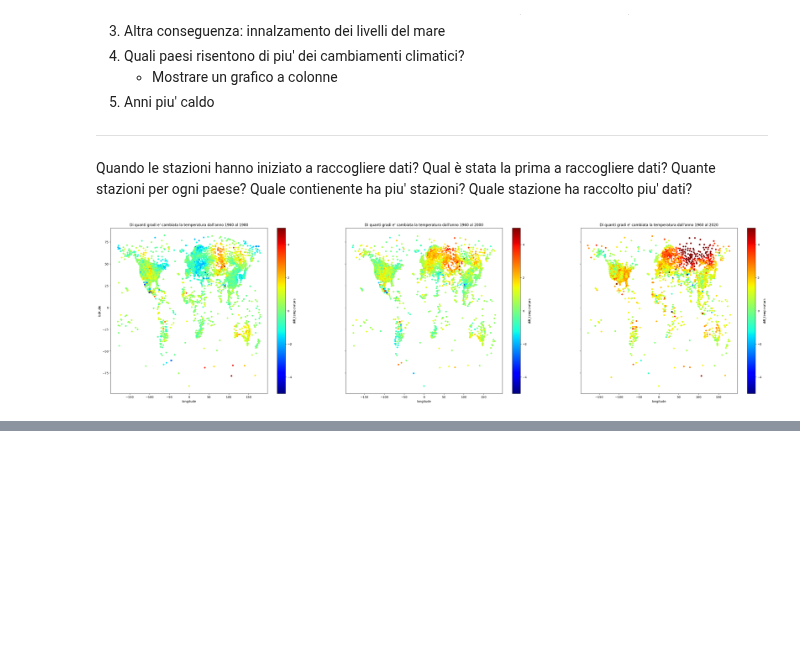
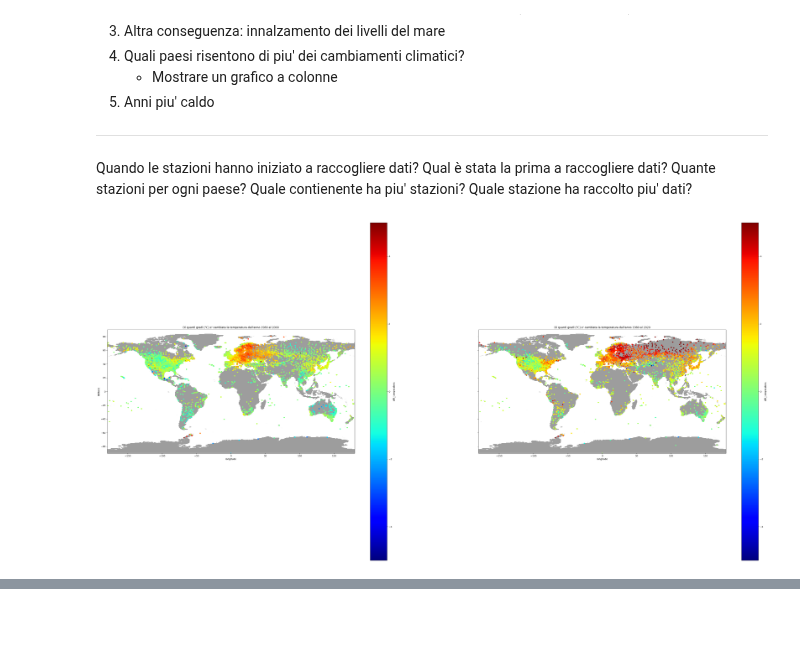
Before and after one commit to ElenaCurti/big-data, a Jupyter notebook: Attivita_03_DataAnalytics/file.ipynb, the cells around one changed output, grey strips where cells are left out. Cells and saved outputs as stored; diff of their text form; code cells hidden in the pictures; blank space fills up the shorter version.

Commit message:
attivita 3: modificato grafico 1 e altre modifiche al file jupyter

```diff
--- a/Attivita_03_DataAnalytics/file.ipynb
+++ b/Attivita_03_DataAnalytics/file.ipynb
@@ -208,37 +208,56 @@ def plot_map_difference_temperatures(list_years):
             return 'temperatura_year_'+str(year)
 
         def get_df(anno):
             """Questa funzione ritorna un DataFrame contenente le rilevazioni delle temperature dell'anno dato in input.
             Il dataframe in output ha i seguenti campi:
                 station_id, latitude, longitude -> informazioni della stazione
                 year -> anno in input
                 temperatura_year_anno -> temperatura media dell'anno 'anno' in input
             """
-            df_to_plot = df_temperatures.merge(df_stations, on="station_id")        # Faccio il merge con le stazioni
-            df_to_plot = df_to_plot[(df_to_plot["year"] == anno)]                   # Seleziono solo l'anno desiderato
+            df_to_plot = df_temperatures[(df_temperatures["year"] == anno)]                   # Seleziono solo l'anno desiderato
+            df_to_plot = df_to_plot.merge(df_stations, on="station_id")        # Faccio il merge con le stazioni
             df_to_plot[get_col_name(anno)] = df_to_plot[[calendar.month_name[i]+"_value" for i in range(1,13)]].mean(axis=1)    # Calcolo la temperatura media annuale
             df_to_plot = df_to_plot[["station_id", "year","latitude", "longitude", get_col_name(anno)]]                         # Seleziono solo alcuni campi
             return df_to_plot
 
         # Faccio il merge dei due dataframe dei due anni in input, in base alla station_id
         df = get_df(year1).merge(get_df(year2), how="inner",  on=["station_id", "latitude", "longitude"])
 
         # Calcolo la differenza della temperatura media annuale
         df['diff_temperatura'] = df[get_col_name(year2)] - df[get_col_name(year1)]
 
+        # Calcolo i
+        ylim=(-90,90)#(df["latitude"].min(), df["latitude"].max())
+        xlim=(-180,180)#(df["longitude"].min(), df["longitude"].max())
+
         # Disegno il grafico
-        titolo = "Di quanti gradi e' cambiata la temperatura dall'anno "+str(year1)+" al " + str(year2)
-        grafico = df.plot(x="longitude", y="latitude", c="diff_temperatura",  clim=(-5,5),kind="scatter",legend=None, colormap="jet", title=titolo, ax=axes[i], figsize=(40,10))#, figsize=(20, 10))
+        titolo = "Di quanti gradi (°C) e' cambiata la temperatura dall'anno "+str(year1)+" al " + str(year2)
+        grafico = df.plot(x="longitude", y="latitude", label="a",c="diff_temperatura", ylim=ylim, xlim=xlim, clim=(-5,5),kind="scatter",legend=None, colormap="jet", title=titolo, ax=axes[i], figsize=(54,27))#, figsize=(20, 10))
 
+        # TODO da cambiare path ed eventualemnte foto
+        img = plt.imread("applicazione/data/imgs/world3_new.png")
+        grafico.imshow(img, extent=[xlim[0], xlim[1], ylim[0], ylim[1]])
+        # print(dir(grafico))
 
+        # TODO rimuovi legenda/colorbar
+        # cb = grafico._colorbars
+        # cb.remove()
     fig, axes = plt.subplots(nrows=1,ncols=len(list_years)-1, sharey=True)
+
     i=0
     for anno2 in list_years[1:]:
         plot_map_two_years(list_years[0], anno2, i)
         i += 1
-    plt.show()
+    #plt.show()
+
+
+    # print(dir(plt))
+    # plt.legend().remove()
+
+
 
 # Disegno le tre mappe
-plot_map_difference_temperatures([1960, 1980, 2000, 2020])
+# plot_map_difference_temperatures([1960, 1980,2000, 2020])
+plot_map_difference_temperatures([1980, 2000,2020])#, 2020])
 # %% [output]
-[figure, old version]
+[figure, new version]
```
Also changed, not shown: parts of 5 cells of this notebook.
